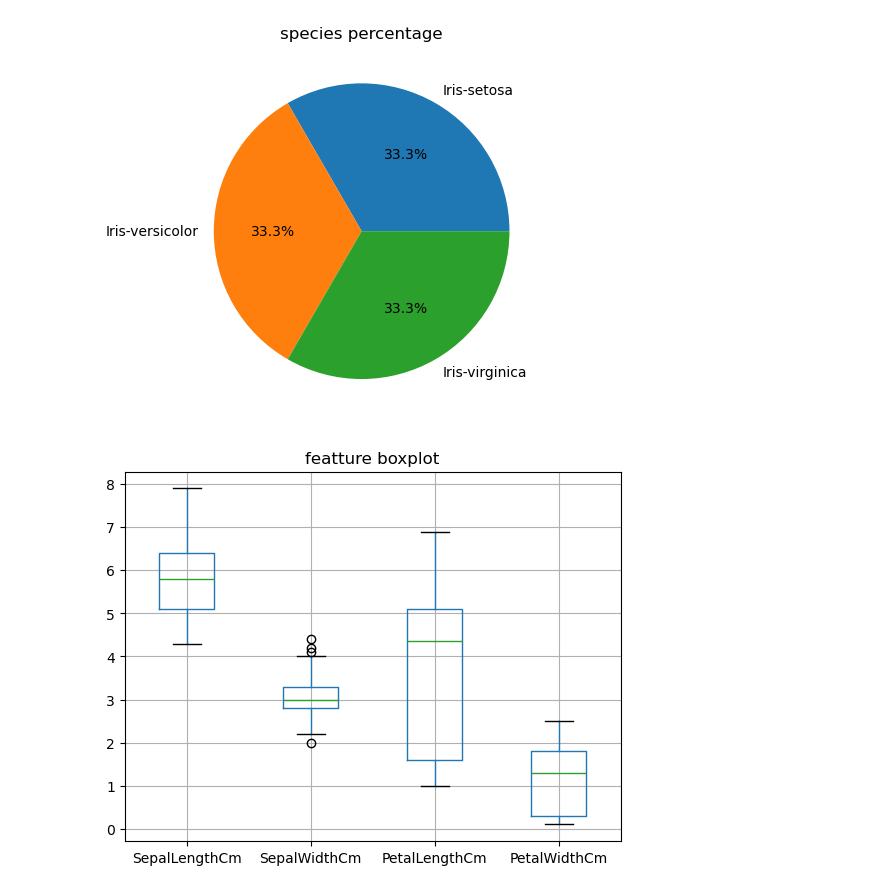
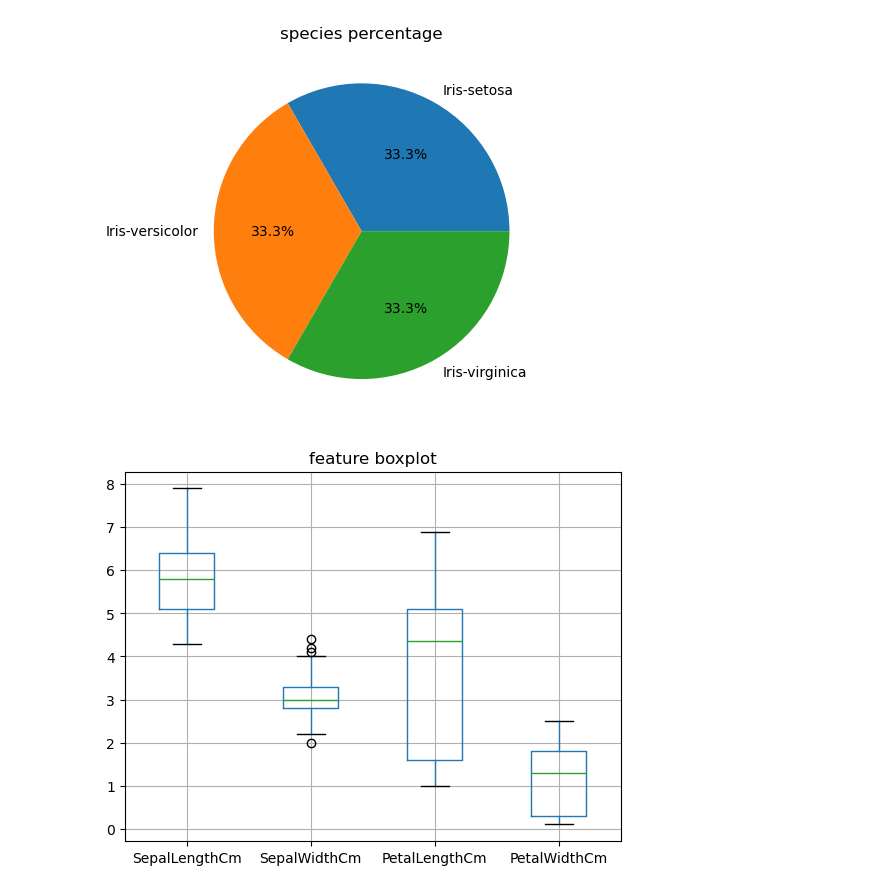
Before and after one commit to amalujose189/datascience_and_ai, a Jupyter notebook: matplotlib1.1.ipynb, the cells around one changed output. Saved outputs shown, nothing was run; the diff lists cells and outputs as text; code cells hidden in the pictures.

```diff
--- a/matplotlib1.1.ipynb
+++ b/matplotlib1.1.ipynb
@@ -145,7 +145,7 @@ plt.show()#to show percentage
 [figure]
 # %%
 df.iloc[:,1:5].boxplot()# : means all row values should consider ,boxplotis used to check the outliers
-plt.title("featture boxplot")
+plt.title("feature boxplot")
 plt.show()
 # %% [output]
-[figure, old version]
+[figure, new version]
```
Also changed, not shown: parts of 7 cells of this notebook.
